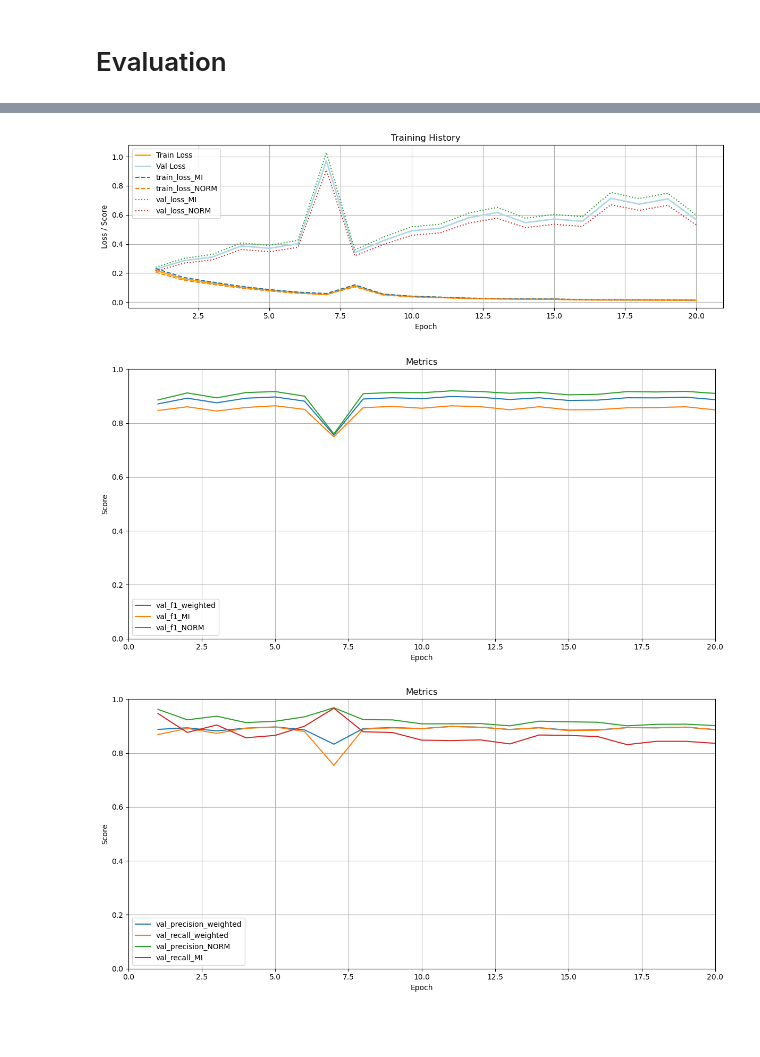
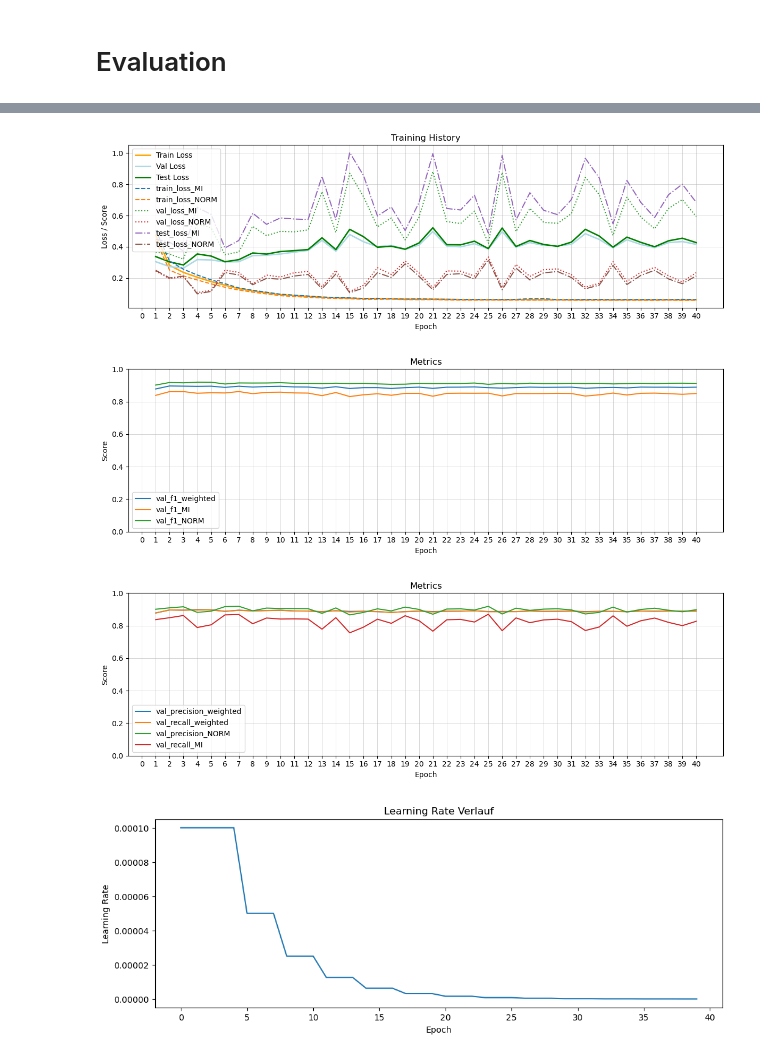
Before and after one commit to AliceKitchkin/ECG_xAI, a Jupyter notebook: notebooks/02_model_training.ipynb, the cells around one changed output, grey strips where cells are left out. Cells and saved outputs as stored; diff of their text form; code cells hidden in the pictures; blank space fills up the shorter version.

```diff
--- a/notebooks/02_model_training.ipynb
+++ b/notebooks/02_model_training.ipynb
@@ -455,28 +448,43 @@ ModelEvaluation.plot_loss_curves(
     trainer.test_losses_per_class,
     CLASS_NAMES,
     figsize = (12, 4),
-    history_path=HISTORY_PATH + spec + history_name,
+    history_path=HISTORY_PATH +history_name,
     show_per_class=True
 )
 # %% [output]
-[figure, old version]
+[figure, new version]
 # %%
 # metrics available in history:
 # epochs, loss, val_loss, test_loss, f1_weighted, val_f1_weighted, test_f1_weighted,
 # f1_MI, val_f1_MI, test_f1_MI, f1_NORM, val_f1_NORM, test_f1_NORM
 
 ModelEvaluation.plot_metrics_from_history(
-    history_path = HISTORY_PATH + spec + history_name,
-    figsize = (12, 6),
+    history_path = HISTORY_PATH + history_name,
+    figsize = (12, 4),
     metrics = ['val_f1_weighted', 'val_f1_MI', 'val_f1_NORM']
 )
 # %% [output]
-[figure, old version]
+[figure, new version]
 # %%
 ModelEvaluation.plot_metrics_from_history(
-    history_path = HISTORY_PATH + spec + history_name,
-    figsize = (12, 6),
+    history_path = HISTORY_PATH + history_name,
+    figsize = (12, 4),
     metrics = ['val_precision_weighted', 'val_recall_weighted', 'val_precision_NORM', 'val_recall_MI']
 )
 # %% [output]
-[figure, old version]
+[figure, new version]
+# %%
+import pandas as pd
+import matplotlib.pyplot as plt
+
+# Lade die Trainingshistorie
+history = pd.read_csv(HISTORY_PATH + history_name)
+
+plt.figure(figsize=(12, 4))
+plt.plot(history['learning_rate'])
+plt.xlabel('Epoch')
+plt.ylabel('Learning Rate')
+plt.title('Learning Rate Verlauf')
+plt.show()
+# %% [output]
+[figure, added]
```
Also changed, not shown: parts of 30 cells of this notebook, 7 other files.
